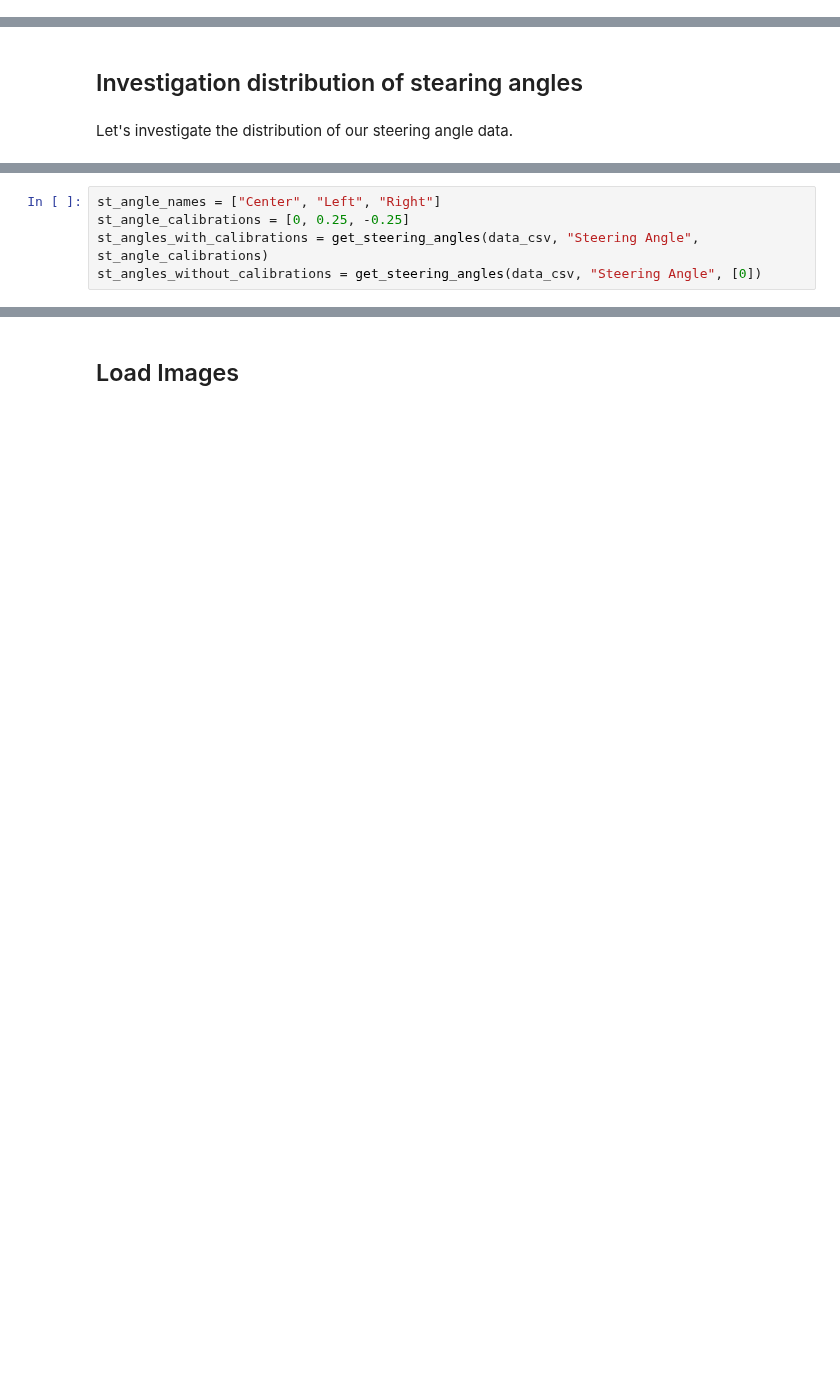
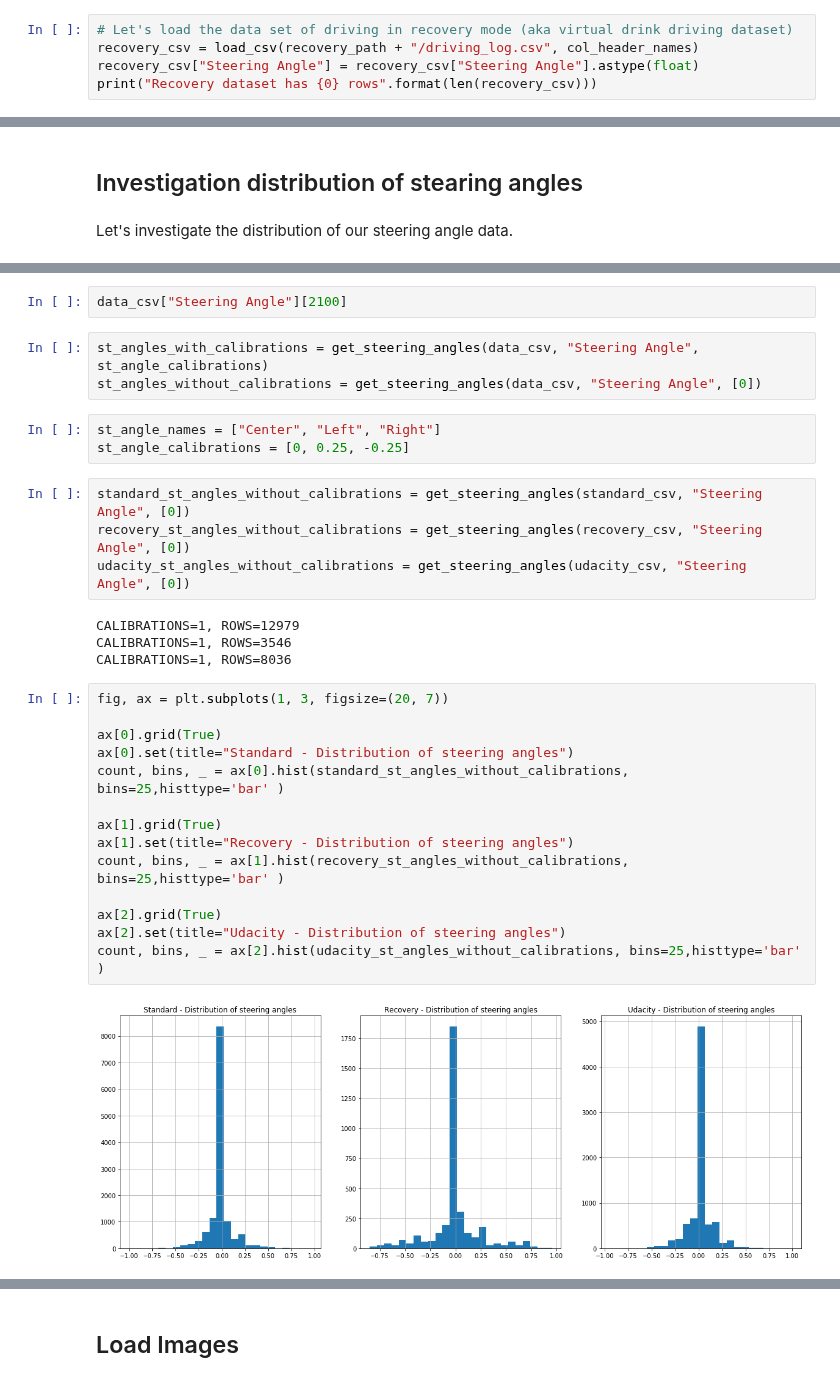
Before and after one commit to Bilalkhanten/CarND-Behavioral-Cloning-P3, a Jupyter notebook: Behavioural_Driving.ipynb, the cells around one changed output, grey strips where cells are left out. Drawn from its saved outputs; the diff is of its cells as text; blank space fills up the shorter version.

```diff
--- a/Behavioural_Driving.ipynb
+++ b/Behavioural_Driving.ipynb
@@ -22,0 +46,5 @@ models_path = "./models"
+# %%
+# Let's load the data set of driving in recovery mode (aka virtual drink driving dataset)
+recovery_csv = load_csv(recovery_path + "/driving_log.csv", col_header_names)
+recovery_csv["Steering Angle"] = recovery_csv["Steering Angle"].astype(float)
+print("Recovery dataset has {0} rows".format(len(recovery_csv)))
@@ -62,8 +93,35 @@ def get_steering_angles(data, st_column, st_calibrations, filtering_f=None):
 
     # Let's not forget to ALWAYS clip our angles within the [-1,1] range
     return np.clip(angles, -1, 1)
+# %%
+data_csv["Steering Angle"][2100]
 # %%
-st_angle_names = ["Center", "Left", "Right"]
-st_angle_calibrations = [0, 0.25, -0.25]
 st_angles_with_calibrations = get_steering_angles(data_csv, "Steering Angle", st_angle_calibrations)
 st_angles_without_calibrations = get_steering_angles(data_csv, "Steering Angle", [0])
+# %%
+st_angle_names = ["Center", "Left", "Right"]
+st_angle_calibrations = [0, 0.25, -0.25]
+# %%
+standard_st_angles_without_calibrations = get_steering_angles(standard_csv, "Steering Angle", [0])
+recovery_st_angles_without_calibrations = get_steering_angles(recovery_csv, "Steering Angle", [0])
+udacity_st_angles_without_calibrations = get_steering_angles(udacity_csv, "Steering Angle", [0])
+# %% [output]
+CALIBRATIONS=1, ROWS=12979
+CALIBRATIONS=1, ROWS=3546
+CALIBRATIONS=1, ROWS=8036
+# %%
+fig, ax = plt.subplots(1, 3, figsize=(20, 7))
+
+ax[0].grid(True)
+ax[0].set(title="Standard - Distribution of steering angles")
+count, bins, _ = ax[0].hist(standard_st_angles_without_calibrations, bins=25,histtype='bar' )
+
+ax[1].grid(True)
+ax[1].set(title="Recovery - Distribution of steering angles")
+count, bins, _ = ax[1].hist(recovery_st_angles_without_calibrations, bins=25,histtype='bar' )
+
+ax[2].grid(True)
+ax[2].set(title="Udacity - Distribution of steering angles")
+count, bins, _ = ax[2].hist(udacity_st_angles_without_calibrations, bins=25,histtype='bar' )
+# %% [output]
+[figure, added]
```
Also changed, not shown: parts of 50 cells of this notebook, 2 other files.
